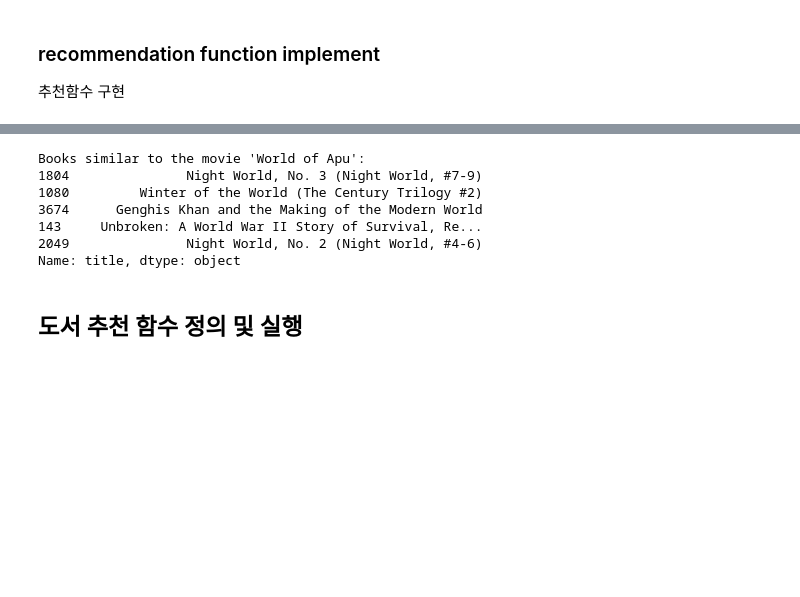
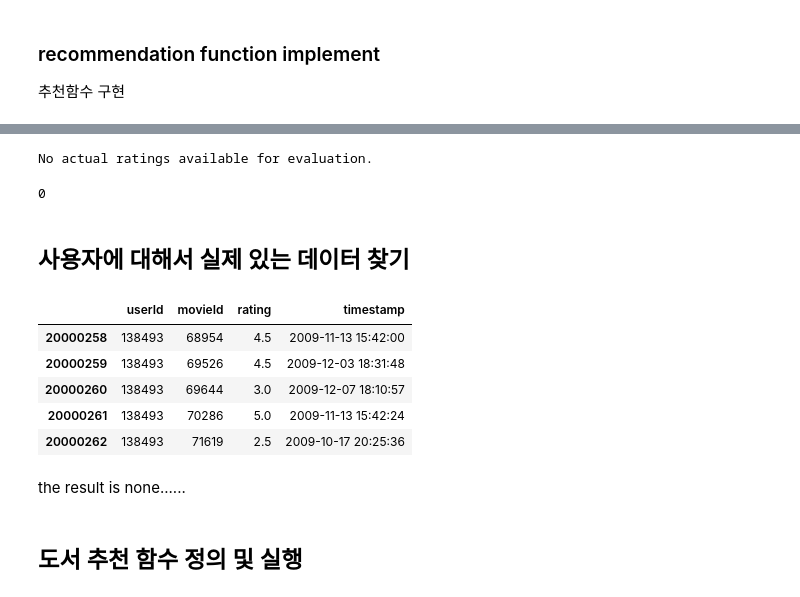
Before and after one commit to cyerinn/2024-2-data_mining-team-project, a Jupyter notebook: content_based_analysis.ipynb, the cells around one changed output, grey strips where cells are left out. Drawn from its saved outputs; the diff is of its cells as text; code cells hidden in the pictures; blank space fills up the shorter version.

```diff
--- a/content_based_analysis.ipynb
+++ b/content_based_analysis.ipynb
@@ -329,7 +330,7 @@ def evaluate_recommendations(user_id, recommended_movies, ratings):
 
     if actual_ratings.empty:
         print("No actual ratings available for evaluation.")
-        return
+        return 0
 
     # 예측 평점과 실제 평점 추출
     predicted_ratings = recommended_movies.set_index('movieId').loc[actual_ratings['movieId']]['predicted_rating'].values
@@ -343,13 +344,21 @@ def evaluate_recommendations(user_id, recommended_movies, ratings):
     print(f"Mean Absolute Error (MAE): {mae:.4f}")
     print(f"Root Mean Squared Error (RMSE): {rmse:.4f}")
 
+    return 1
+
 # 평가 지표 계산
 evaluate_recommendations(user_id, recommended_movies, ratings)
 # %% [output]
-Books similar to the movie 'World of Apu':
-1804               Night World, No. 3 (Night World, #7-9)
-1080         Winter of the World (The Century Trilogy #2)
-3674      Genghis Khan and the Making of the Modern World
-143     Unbroken: A World War II Story of Survival, Re...
-2049               Night World, No. 2 (Night World, #4-6)
-Name: title, dtype: object
+No actual ratings available for evaluation.
+0
+# %% [markdown]
+## 사용자에 대해서 실제 있는 데이터 찾기
+# %%
+ratings.tail()
+# %% [output]
+|  | userId | movieId | rating | timestamp |
+| 20000258 | 138493 | 68954 | 4.5 | 2009-11-13 15:42:00 |
+| 20000259 | 138493 | 69526 | 4.5 | 2009-12-03 18:31:48 |
+| 20000260 | 138493 | 69644 | 3.0 | 2009-12-07 18:10:57 |
+| 20000261 | 138493 | 70286 | 5.0 | 2009-11-13 15:42:24 |
+| 20000262 | 138493 | 71619 | 2.5 | 2009-10-17 20:25:36 |
@@ -356,3 +374,5 @@ Name: title, dtype: object
+# %% [markdown]
+the result is none......
 # %% [markdown]
 ## 도서 추천 함수 정의 및 실행
 # %%
```
Also changed, not shown: parts of 14 cells of this notebook.
